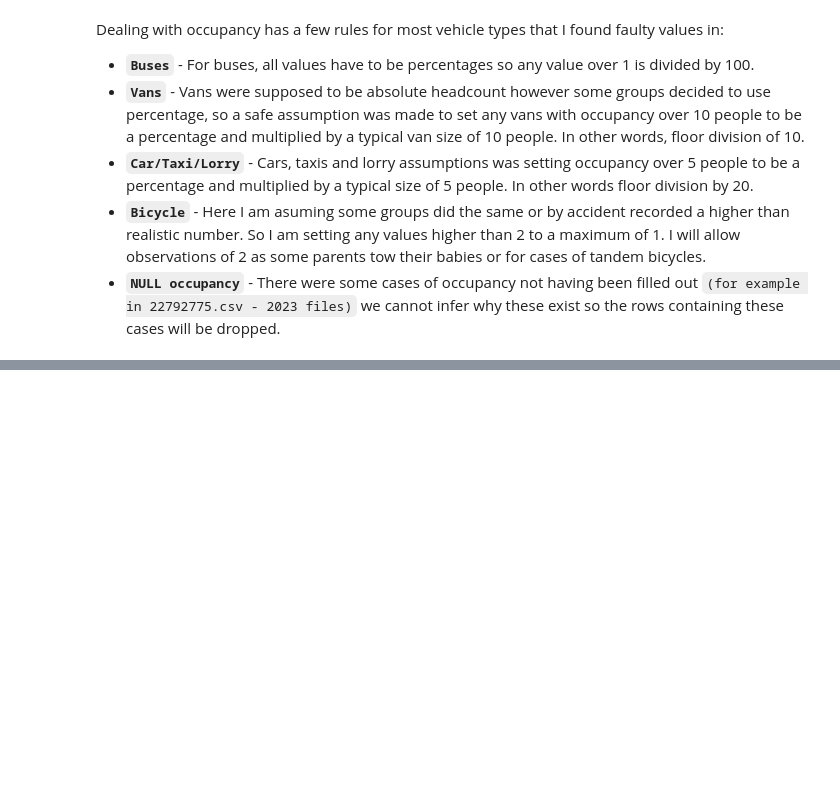
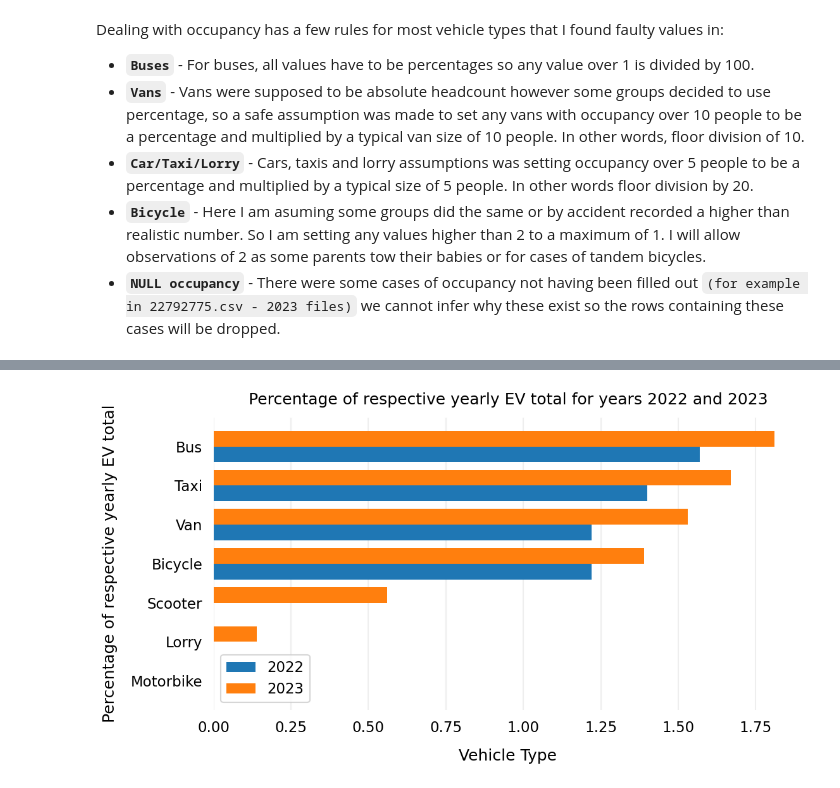
Before and after one commit to hovjr/Coding-projects, a Jupyter notebook: Data Wrangling/wrangling.ipynb, the cells around one changed output, grey strips where cells are left out. Cells and saved outputs as stored; diff of their text form; code cells hidden in the pictures; blank space fills up the shorter version.

Commit message:
some visuals

```diff
--- a/Data Wrangling/wrangling.ipynb
+++ b/Data Wrangling/wrangling.ipynb
@@ -584,0 +637,53 @@ plt.show()
+# %%
+plot_1_df = vtypes_group_yr.copy()
+plot_1_df = plot_1_df[plot_1_df['is_electric'] == 1]
+
+total_evs = plot_1_df.groupby(['year'], as_index=False)['total_vehicles'].agg({'total_yr_evs': 'sum'})
+plot_1_df = pd.merge(plot_1_df, total_evs, how='inner', on='year')
+plot_1_df['perc_of_ev'] = (plot_1_df['total_vehicles'] / plot_1_df['total_yr_evs'] * 100).round(2)
+plot_1_df = plot_1_df.sort_values('total_vehicles', ascending=True)
+
+#
+plot_1_df = plot_1_df[plot_1_df['type'] != 'Car']
+
+
+fig, ax = plt.subplots(figsize=(12, 6))
+
+ax.set_xlabel('Vehicle Type', labelpad=15)
+ax.set_ylabel('Percentage of respective yearly EV total', labelpad=15)
+ax.set_title('Percentage of respective yearly EV total for years 2022 and 2023', pad=15)
+
+ax.spines['top'].set_visible(False)
+ax.spines['right'].set_visible(False)
+ax.spines['left'].set_visible(False)
+ax.spines['bottom'].set_visible(False)
+
+ax.tick_params(bottom=False, left=False)
+ax.set_axisbelow(True)
+ax.yaxis.grid(False)
+ax.xaxis.grid(True, color='#EEEEEE')
+
+bar_width = 0.4
+
+x = np.arange(plot_1_df['type'].nunique())
+
+y2022 = plot_1_df.loc[plot_1_df['year'] == '2022', 'perc_of_ev']
+y2023 = plot_1_df.loc[plot_1_df['year'] == '2023', 'perc_of_ev']
+
+b1 = ax.barh(x, y2023, height=bar_width, label='2023')
+b2 = ax.barh(x + bar_width, y2022, height=bar_width, label='2022')
+
+ax.set_yticks(x + bar_width / 2)
+ax.set_yticklabels(plot_1_df['type'].unique())
+
+ax.legend(['2022', '2023'])
+
+# for bar in ax.patches:
+#   bar_val = bar.get_width()
+#   text_x = bar.get_x() + bar.get_height() / 2
+#   text_y = bar.get_y() + bar_val
+#   ax.text(text_x, text_y, bar_val, ha='center', va='bottom', size=12)
+
+plt.show()
+# %% [output]
+[figure, added]
```
Also changed, not shown: parts of 21 cells of this notebook, 2 other files.
